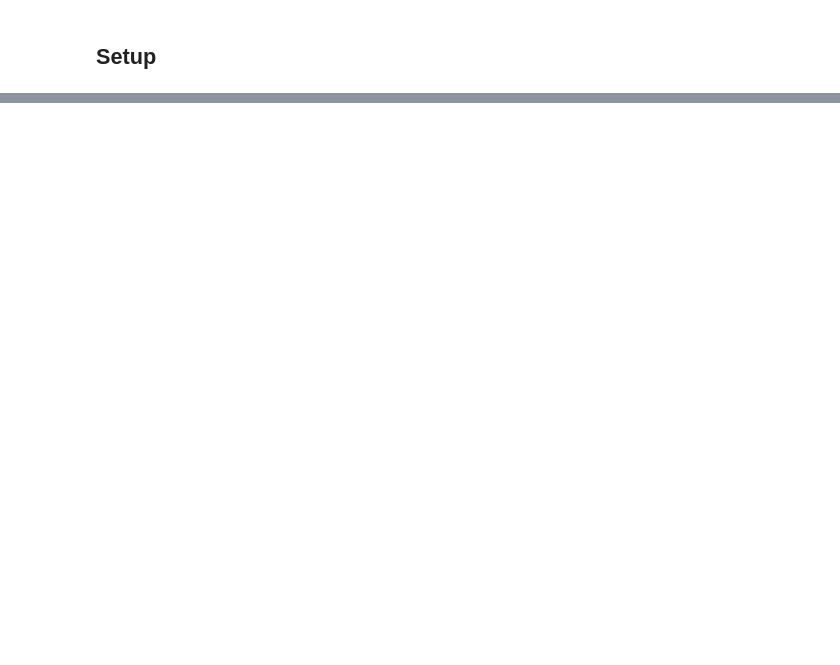
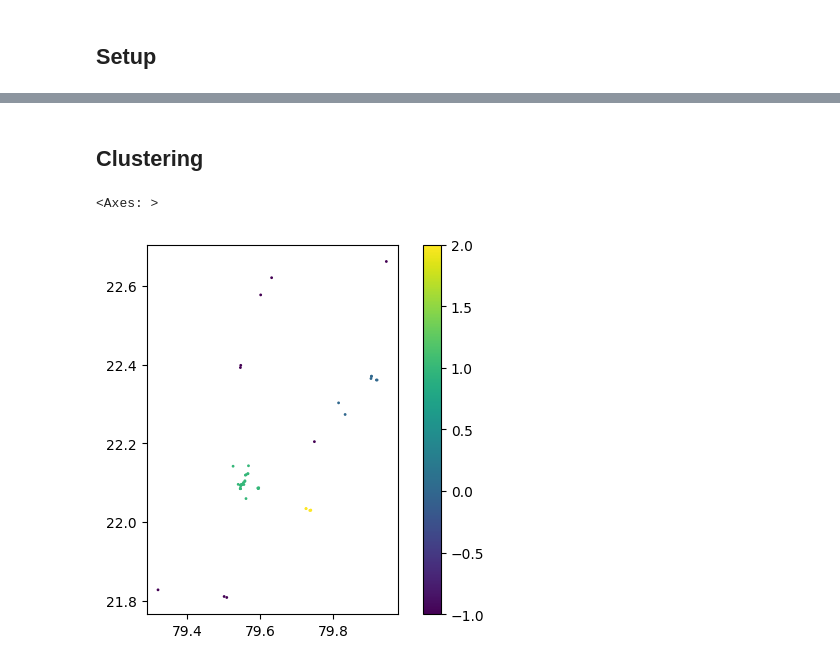
Before and after one commit to IDinsight/idinsight-solar-parks, a Jupyter notebook: notebooks/gov_building_clustering.ipynb, the cells around one changed output, grey strips where cells are left out. Saved outputs shown, nothing was run; the diff lists cells and outputs as text; code cells hidden in the pictures; blank space fills up the shorter version.

```diff
--- a/notebooks/gov_building_clustering.ipynb
+++ b/notebooks/gov_building_clustering.ipynb
@@ -45,2 +71,13 @@ gdf.plot()
 # %%
 save_shapefiles(gdf, OUTPUT_DATA_DIR, "gov_buildings_new", formats=["parquet", "kml"])
+# %% [markdown]
+## Clustering
+# %%
+from sklearn.cluster import HDBSCAN
+
+dbscan = HDBSCAN(n_jobs=-1)
+gdf["cluster"] = dbscan.fit_predict(gdf[["lon", "lat"]])
+gdf.plot(column="cluster", markersize=1, legend=True)
+# %% [output]
+<Axes: >
+[figure, added]
```
Also changed, not shown: parts of 19 cells of this notebook.
